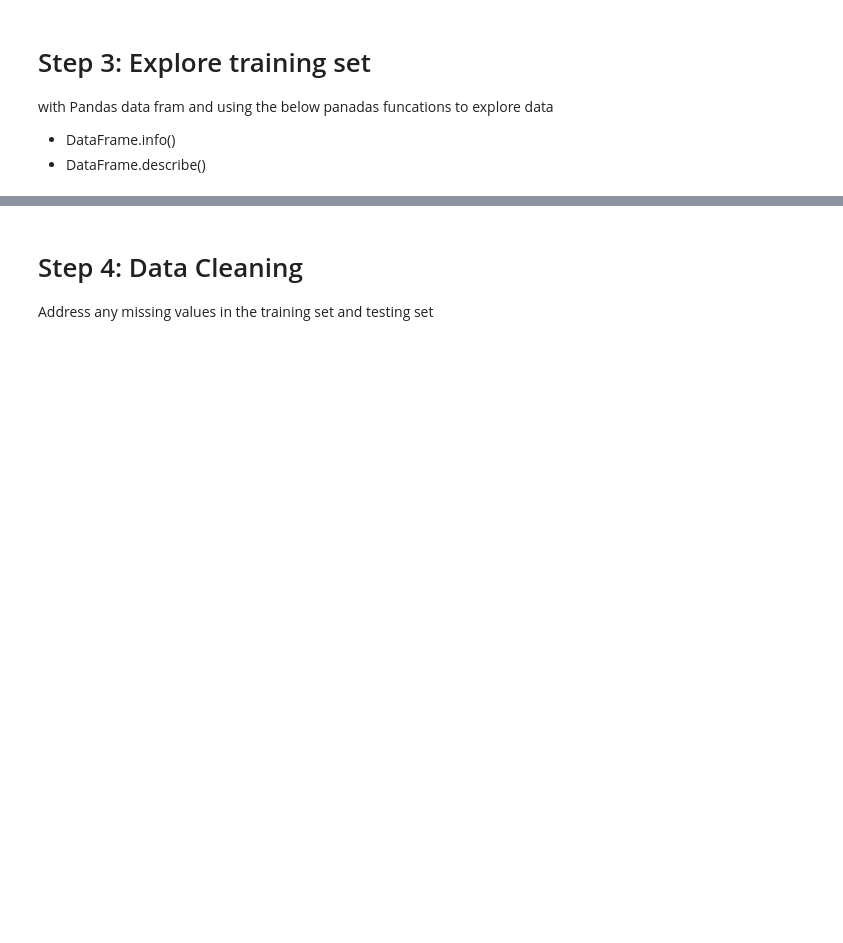
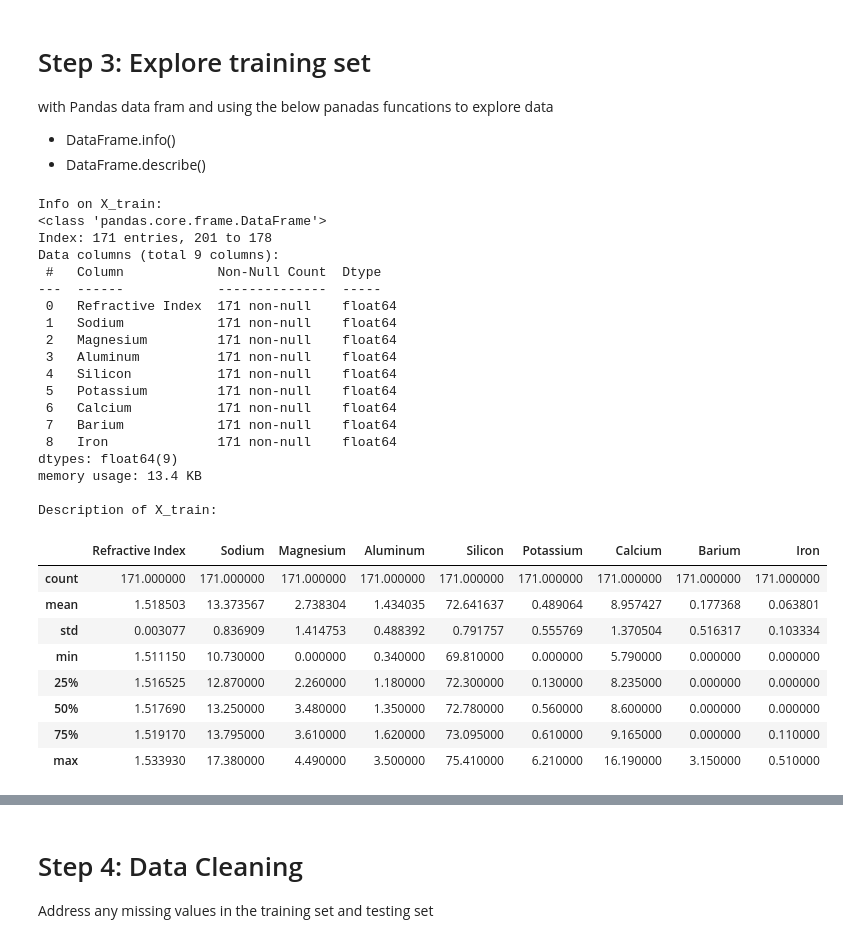
Before and after one commit to atoothman/Data-71200-Projects-, a Jupyter notebook: Data_71200_Project_1_Glass_ID.ipynb, the cells around one changed output, grey strips where cells are left out. Cells and saved outputs as stored; diff of their text form; code cells hidden in the pictures; blank space fills up the shorter version.

```diff
--- a/Data_71200_Project_1_Glass_ID.ipynb
+++ b/Data_71200_Project_1_Glass_ID.ipynb
@@ -103,3 +156,42 @@ To create a balanced split StratifiedShuffleSplit will be utilized below with a
 with Pandas data fram and using the below panadas funcations to explore data
 *   DataFrame.info()
 *   DataFrame.describe()
+# %%
+# Training set infomation on X_train
+print("Info on X_train:")
+X_train.info()
+print()
+
+
+# Training set description of X_train
+print("Description of X_train:")
+X_train.describe()
+# %% [output]
+Info on X_train:
+<class 'pandas.core.frame.DataFrame'>
+Index: 171 entries, 201 to 178
+Data columns (total 9 columns):
+ #   Column            Non-Null Count  Dtype
+---  ------            --------------  -----
+ 0   Refractive Index  171 non-null    float64
+ 1   Sodium            171 non-null    float64
+ 2   Magnesium         171 non-null    float64
+ 3   Aluminum          171 non-null    float64
+ 4   Silicon           171 non-null    float64
+ 5   Potassium         171 non-null    float64
+ 6   Calcium           171 non-null    float64
+ 7   Barium            171 non-null    float64
+ 8   Iron              171 non-null    float64
+dtypes: float64(9)
+memory usage: 13.4 KB
+
+Description of X_train:
+|  | Refractive Index | Sodium | Magnesium | Aluminum | Silicon | Potassium | Calcium | Barium | Iron |
+| count | 171.000000 | 171.000000 | 171.000000 | 171.000000 | 171.000000 | 171.000000 | 171.000000 | 171.000000 | 171.000000 |
+| mean | 1.518503 | 13.373567 | 2.738304 | 1.434035 | 72.641637 | 0.489064 | 8.957427 | 0.177368 | 0.063801 |
+| std | 0.003077 | 0.836909 | 1.414753 | 0.488392 | 0.791757 | 0.555769 | 1.370504 | 0.516317 | 0.103334 |
+| min | 1.511150 | 10.730000 | 0.000000 | 0.340000 | 69.810000 | 0.000000 | 5.790000 | 0.000000 | 0.000000 |
+| 25% | 1.516525 | 12.870000 | 2.260000 | 1.180000 | 72.300000 | 0.130000 | 8.235000 | 0.000000 | 0.000000 |
+| 50% | 1.517690 | 13.250000 | 3.480000 | 1.350000 | 72.780000 | 0.560000 | 8.600000 | 0.000000 | 0.000000 |
+| 75% | 1.519170 | 13.795000 | 3.610000 | 1.620000 | 73.095000 | 0.610000 | 9.165000 | 0.000000 | 0.110000 |
+| max | 1.533930 | 17.380000 | 4.490000 | 3.500000 | 75.410000 | 6.210000 | 16.190000 | 3.150000 | 0.510000 |
```
Also changed, not shown: parts of 16 cells of this notebook.
